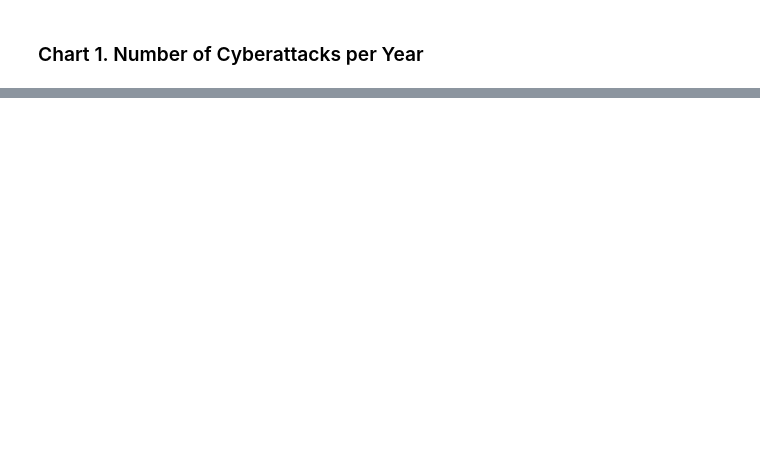
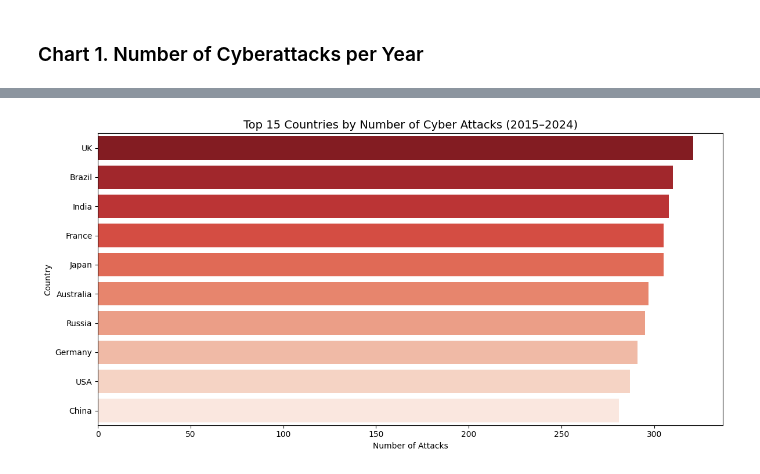
Before and after one commit to dolludaa/Global-Cybersecurity-Threats-2015-2024, a Jupyter notebook: business_analysis.ipynb, the cells around one changed output, grey strips where cells are left out. Drawn from its saved outputs; the diff is of its cells as text; code cells hidden in the pictures; blank space fills up the shorter version.

```diff
--- a/business_analysis.ipynb
+++ b/business_analysis.ipynb
@@ -75 +71,22 @@ plt.show()
 The chart shows that the number of attacks increased each year from 2015 to 2024. This indicates a steady rise in global cyber threat activity.
+# %%
+attack_by_country = df['Country'].value_counts().reset_index()
+attack_by_country.columns = ['Country', 'Attack Count']
+top_countries = attack_by_country.head(15)
+
+plt.figure(figsize=(12, 6))
+sns.barplot(
+    data=top_countries,
+    x='Attack Count',
+    y='Country',
+    hue='Country',
+    palette='Reds_r',
+    legend=False
+)
+plt.title('Top 15 Countries by Number of Cyber Attacks (2015–2024)', fontsize=14)
+plt.xlabel('Number of Attacks')
+plt.ylabel('Country')
+plt.tight_layout()
+plt.show()
+# %% [output]
+[figure, added]
```
Also changed, not shown: parts of 8 cells of this notebook.
